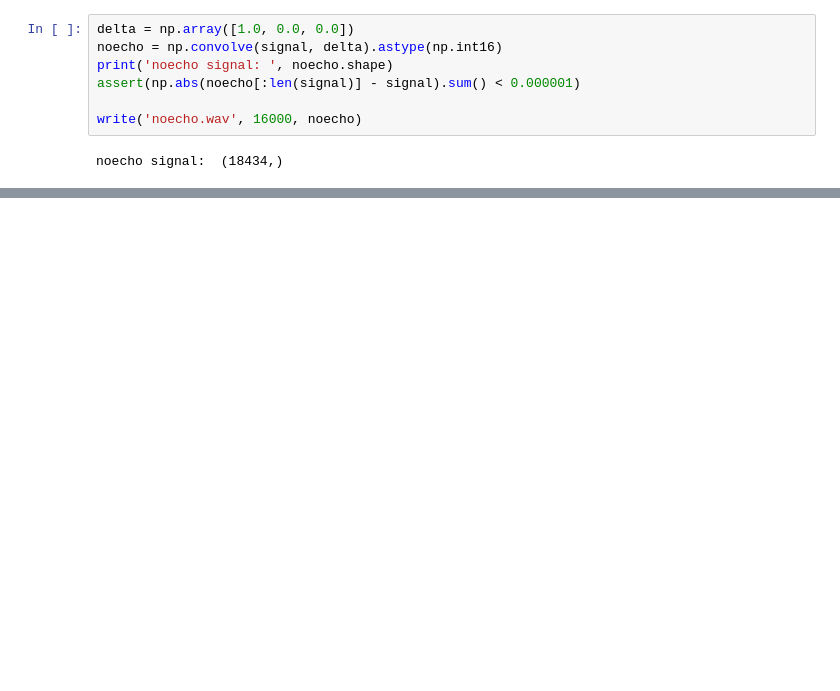
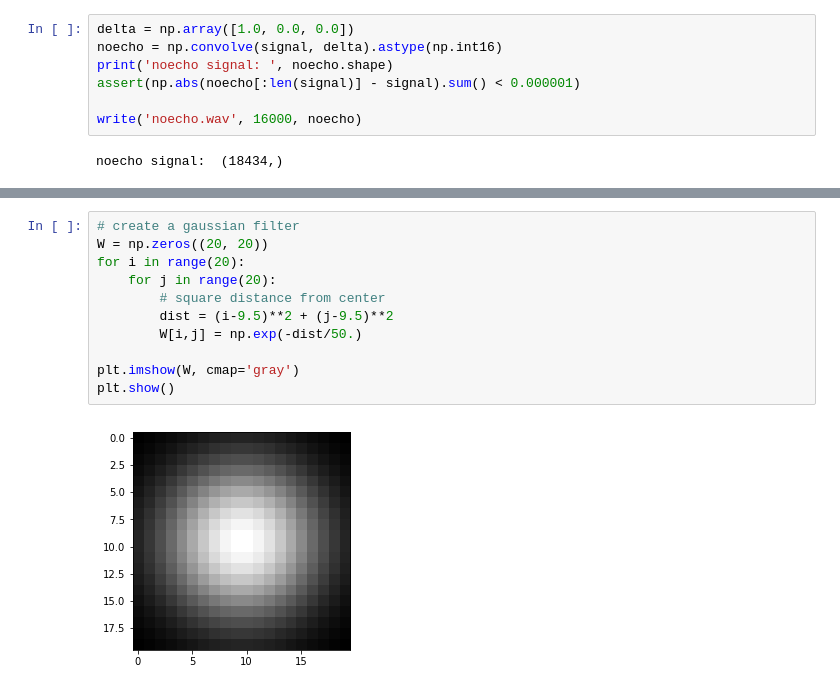
Before and after one commit to alejandrox1/MachineLearning, a Jupyter notebook: deep_learning/CNN/convolutions.ipynb, the cells around one changed output, grey strips where cells are left out. Saved outputs shown, nothing was run; the diff lists cells and outputs as text; blank space fills up the shorter version.

```diff
--- a/deep_learning/CNN/convolutions.ipynb
+++ b/deep_learning/CNN/convolutions.ipynb
@@ -71,0 +110,13 @@ plt.show()
+# %%
+# create a gaussian filter
+W = np.zeros((20, 20))
+for i in range(20):
+    for j in range(20):
+        # square distance from center
+        dist = (i-9.5)**2 + (j-9.5)**2
+        W[i,j] = np.exp(-dist/50.)
+
+plt.imshow(W, cmap='gray')
+plt.show()
+# %% [output]
+[figure, added]
```
Also changed, not shown: parts of 24 cells of this notebook, 1 other file.
